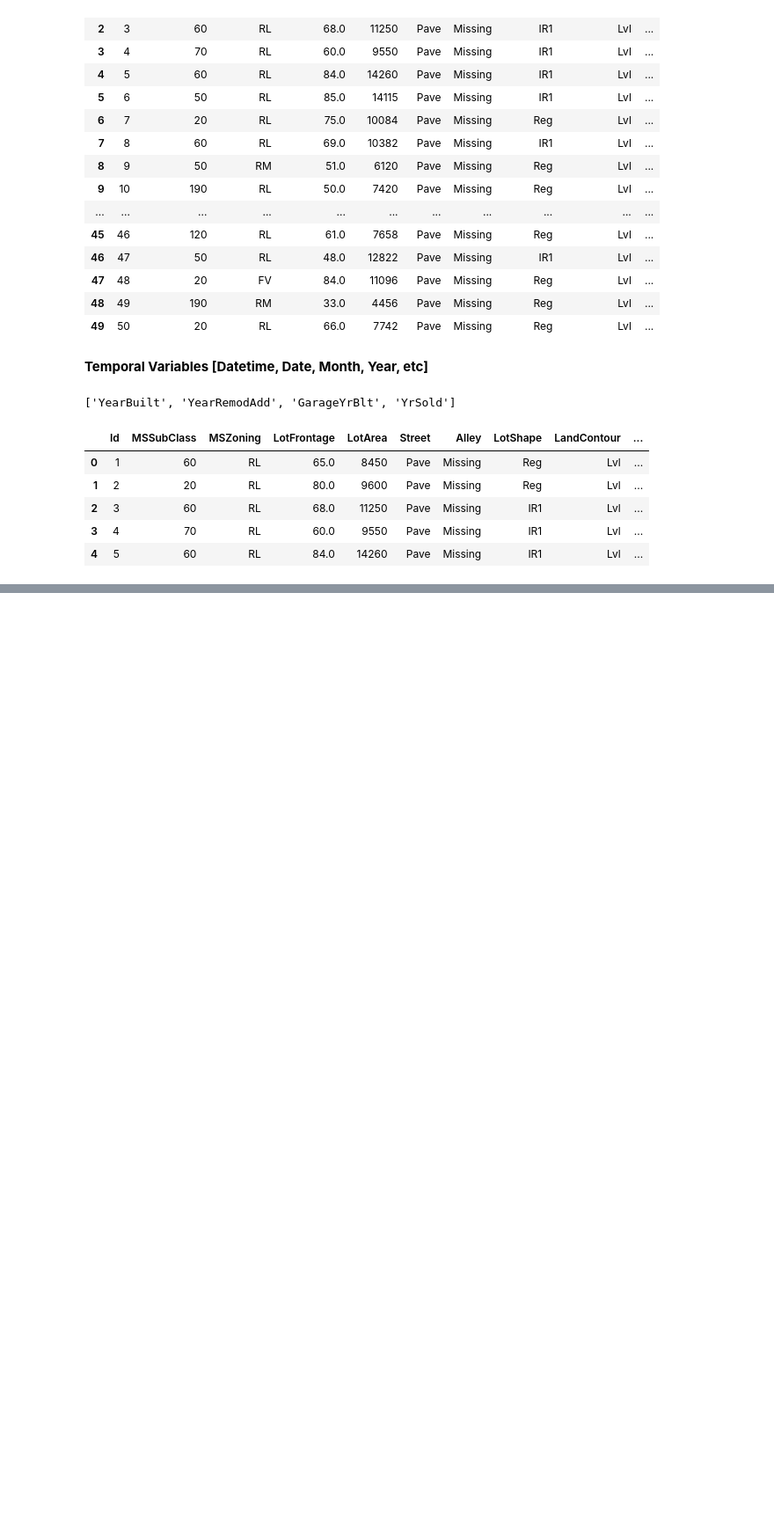
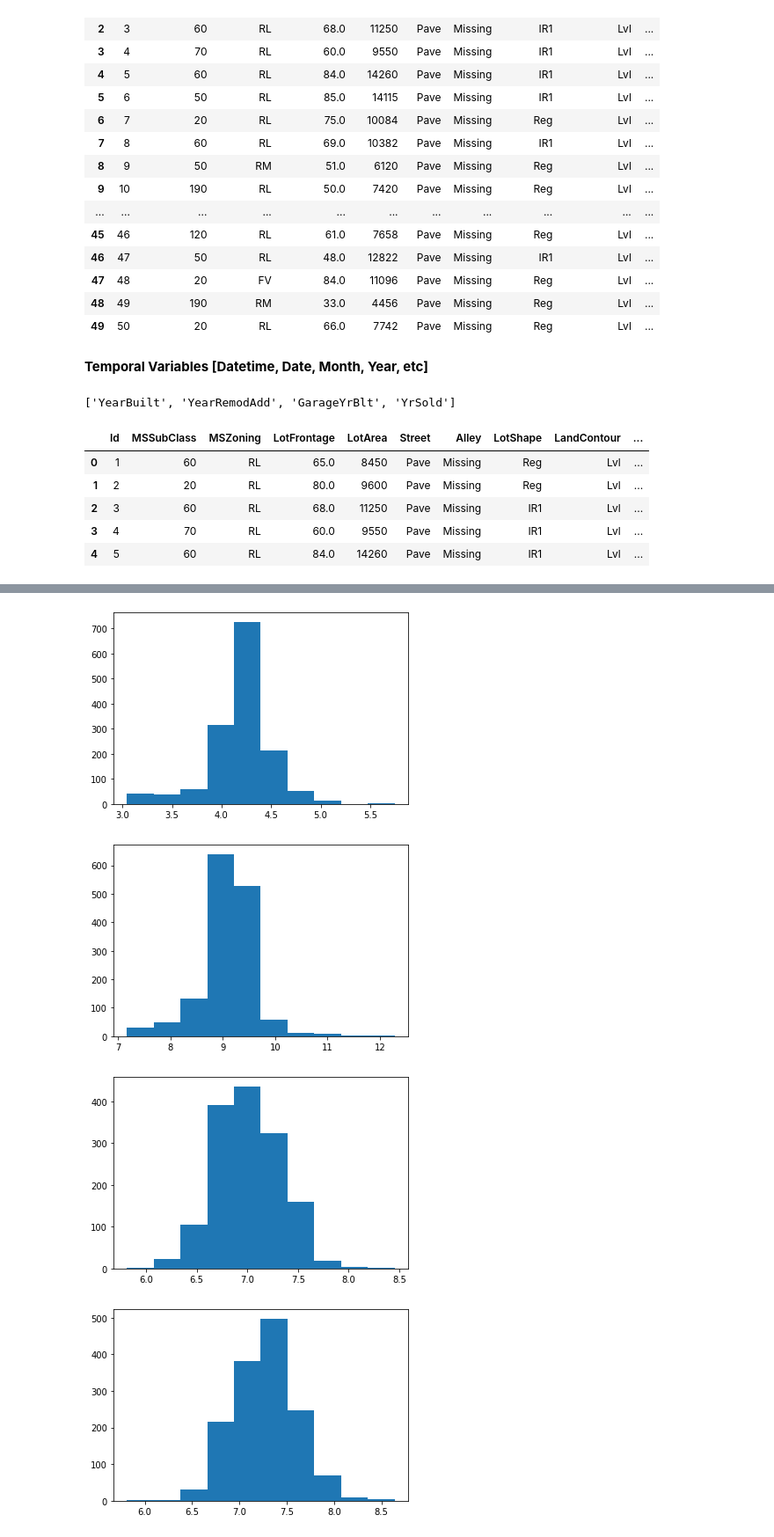
Before and after one commit to shashankbhagat/House-Price-Prediction, a Jupyter notebook: Feature_Engineering.ipynb, the cells around one changed output, grey strips where cells are left out. Shown at 88% size. Saved outputs shown, nothing was run; the diff lists cells and outputs as text; code cells hidden in the pictures; blank space fills up the shorter version.

```diff
--- a/Feature_Engineering.ipynb
+++ b/Feature_Engineering.ipynb
@@ -171,0 +174,10 @@ dataset.head()
+# %%
+temp=[feature for feature in dataset.columns if dataset[feature].dtypes !='O' and 'Yr' not in feature and 'Year' not in feature and 'Id' not in feature]
+num_features=[]
+for feature in temp:
+    if len(dataset[feature].unique())>25 and 0 not in dataset[feature].unique():
+        num_features.append(feature)
+print(num_features)
+
+for feature in num_features:
+    dataset[feature]=np.log(dataset[feature])
@@ -171,0 +195,9 @@ dataset.head()
+# %%
+for feature in num_features:
+    plt.hist(dataset[feature])
+    plt.show()
+# %% [output]
+[figure, added]
+[figure, added]
+[figure, added]
+[figure, added]
```
Also changed, not shown: parts of 15 cells of this notebook.
